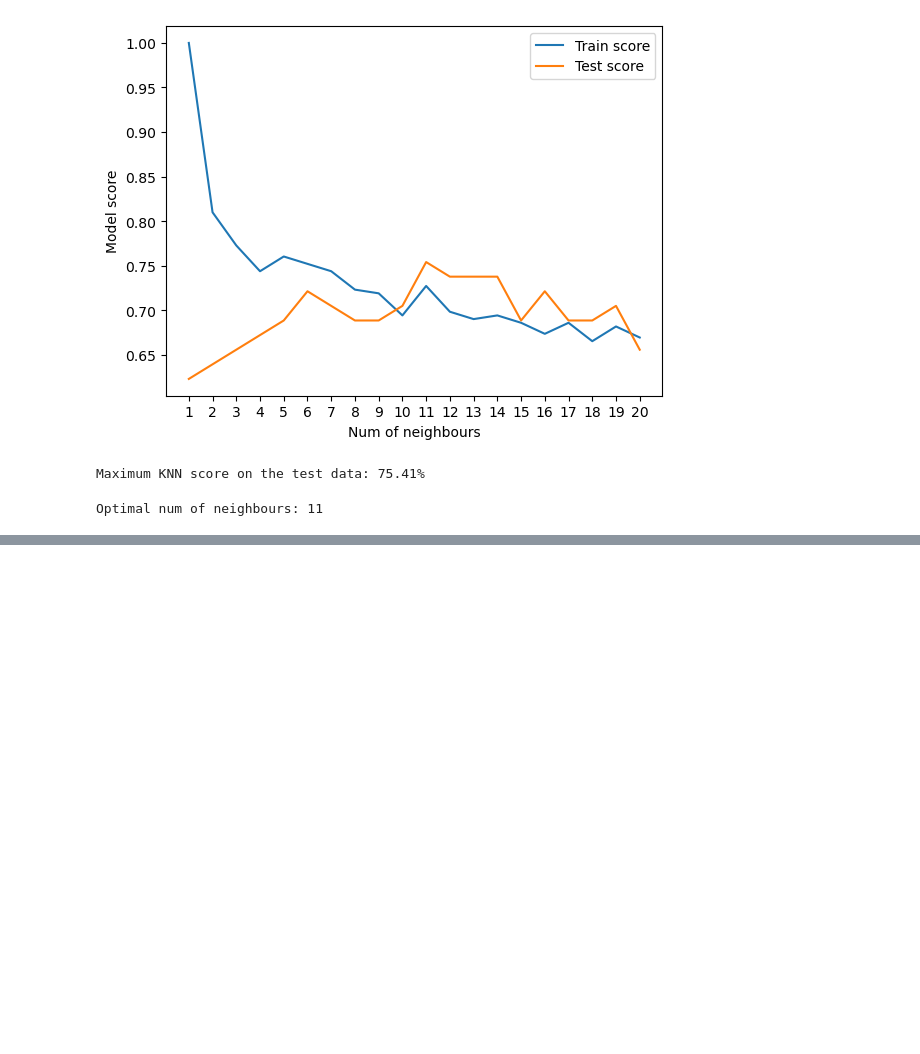
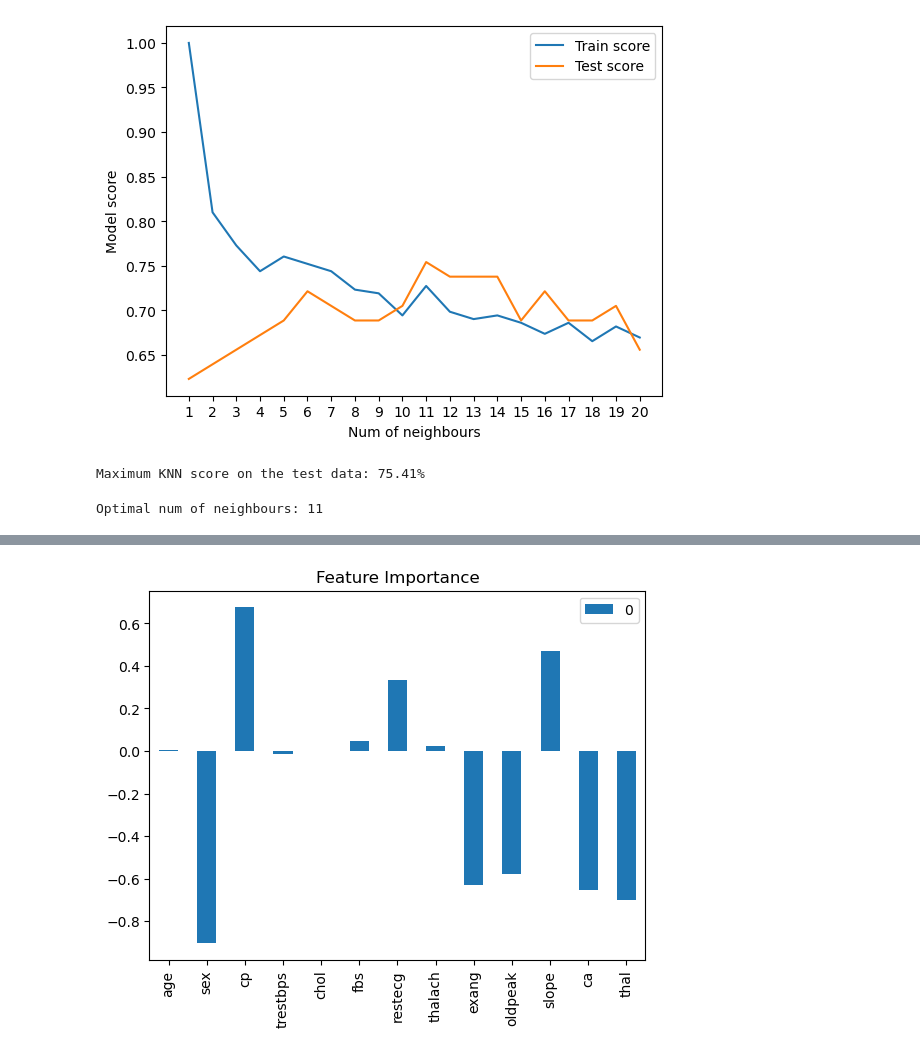
Before and after one commit to mathiasgreve/heartdisease-project, a Jupyter notebook: heart-disease-classification.ipynb, the cells around one changed output, grey strips where cells are left out. Saved outputs shown, nothing was run; the diff lists cells and outputs as text; code cells hidden in the pictures; blank space fills up the shorter version.

```diff
--- a/heart-disease-classification.ipynb
+++ b/heart-disease-classification.ipynb
@@ -420,0 +662,4 @@ Optimal num of neighbours: 11
+# %%
+# Match coefs's of features to columns
+feature_dict = dict(zip(df.columns, clf.coef_[0]))
+feature_dict
@@ -420,0 +680,6 @@ Optimal num of neighbours: 11
+# %%
+feature_df = pd.DataFrame(feature_dict, index=[0])
+feature_df.T.plot.bar(title="Feature Importance")
+plt.show()
+# %% [output]
+[figure, added]
```
Also changed, not shown: parts of 39 cells of this notebook, 1 other file.
